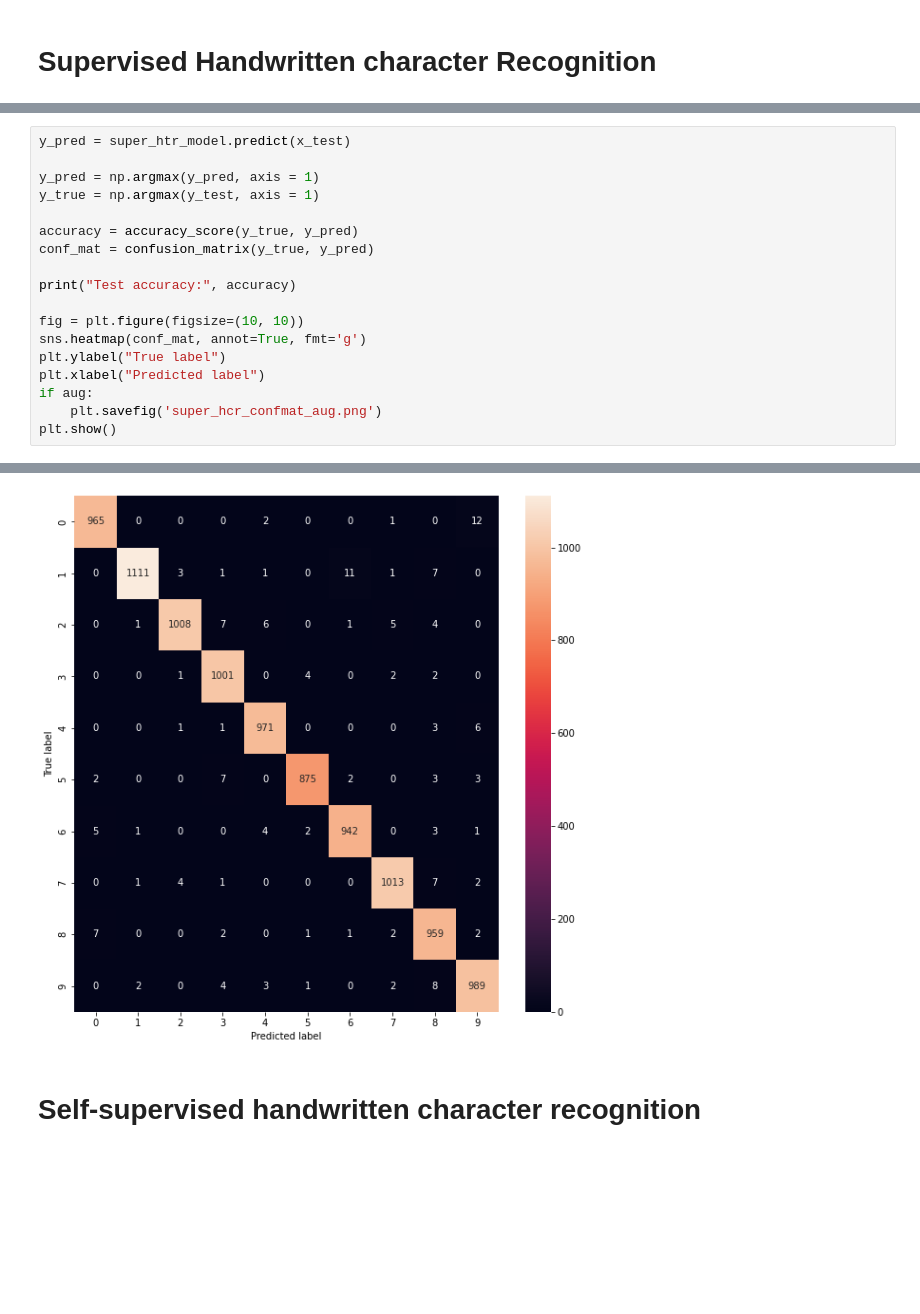
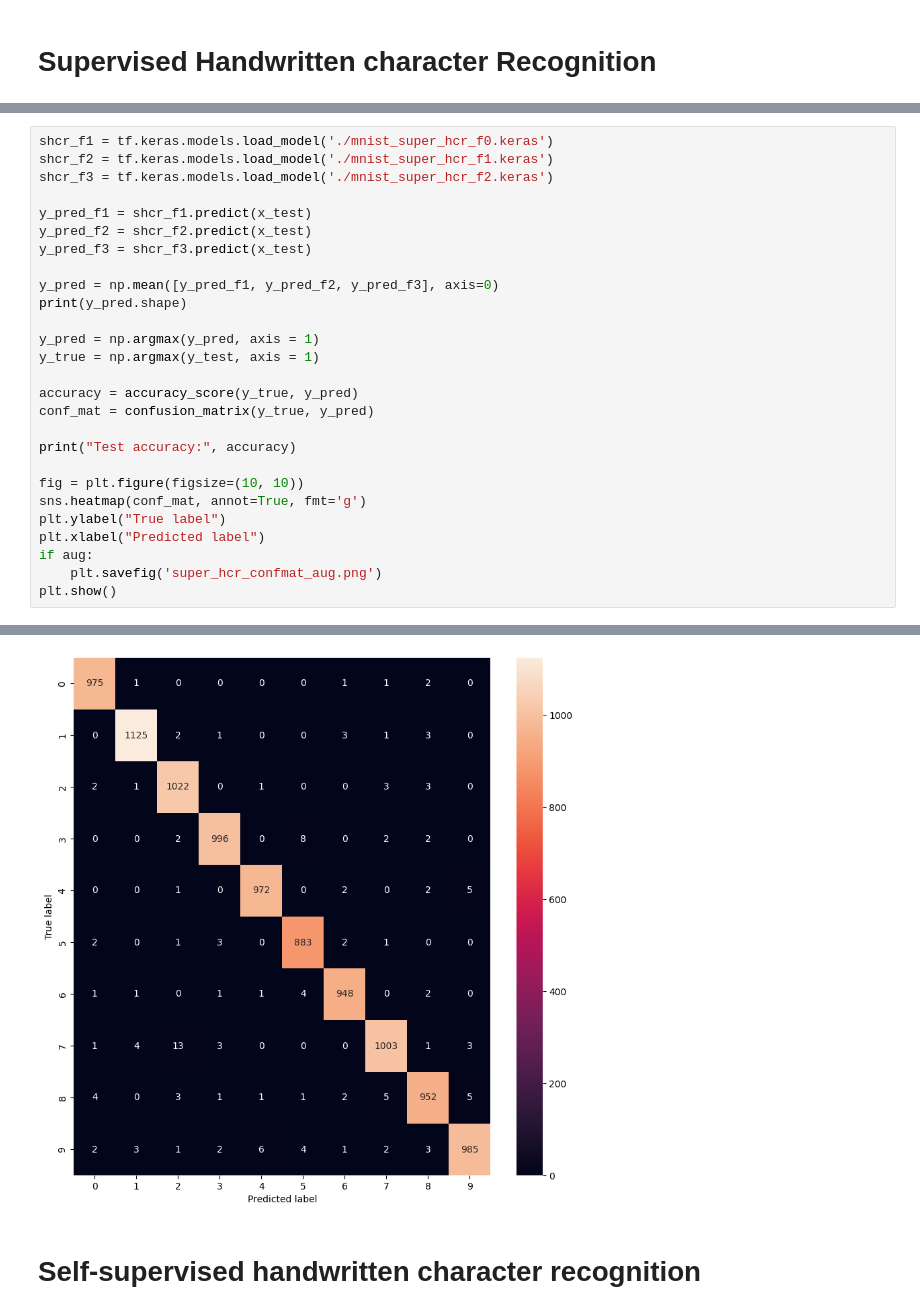
Before and after one commit to Lisa-dk/self-supervised-mnist, a Jupyter notebook: HTR_mwe.ipynb, the cells around one changed output, grey strips where cells are left out. Drawn from its saved outputs; the diff is of its cells as text; blank space fills up the shorter version.

Commit message:
Added 3-fold cv for super hcr and an averaging ensemble

```diff
--- a/HTR_mwe.ipynb
+++ b/HTR_mwe.ipynb
@@ -279,5 +334,14 @@ plt.show()
 # %%
-y_pred = super_htr_model.predict(x_test)
+shcr_f1 = tf.keras.models.load_model('./mnist_super_hcr_f0.keras')
+shcr_f2 = tf.keras.models.load_model('./mnist_super_hcr_f1.keras')
+shcr_f3 = tf.keras.models.load_model('./mnist_super_hcr_f2.keras')
+
+y_pred_f1 = shcr_f1.predict(x_test)
+y_pred_f2 = shcr_f2.predict(x_test)
+y_pred_f3 = shcr_f3.predict(x_test)
+
+y_pred = np.mean([y_pred_f1, y_pred_f2, y_pred_f3], axis=0)
+print(y_pred.shape)
 
 y_pred = np.argmax(y_pred, axis = 1)
 y_true = np.argmax(y_test, axis = 1)
@@ -300,4 +367,4 @@ Test accuracy: 0.9834
-[figure, old version]
+[figure, new version]
 # %% [markdown]
 # Self-supervised handwritten character recognition
 # %% [markdown]
```
Also changed, not shown: parts of 17 cells of this notebook, 1 other file.
